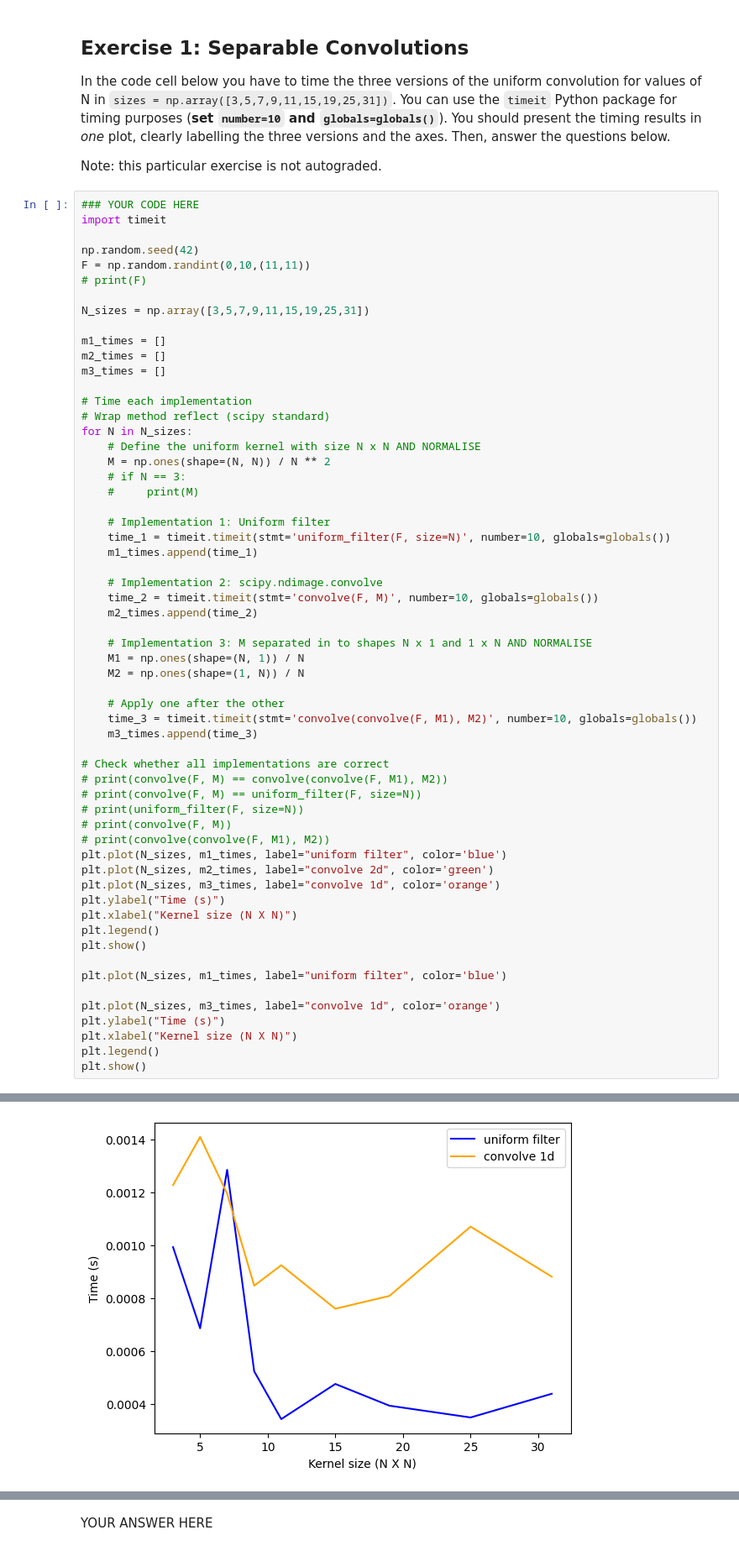
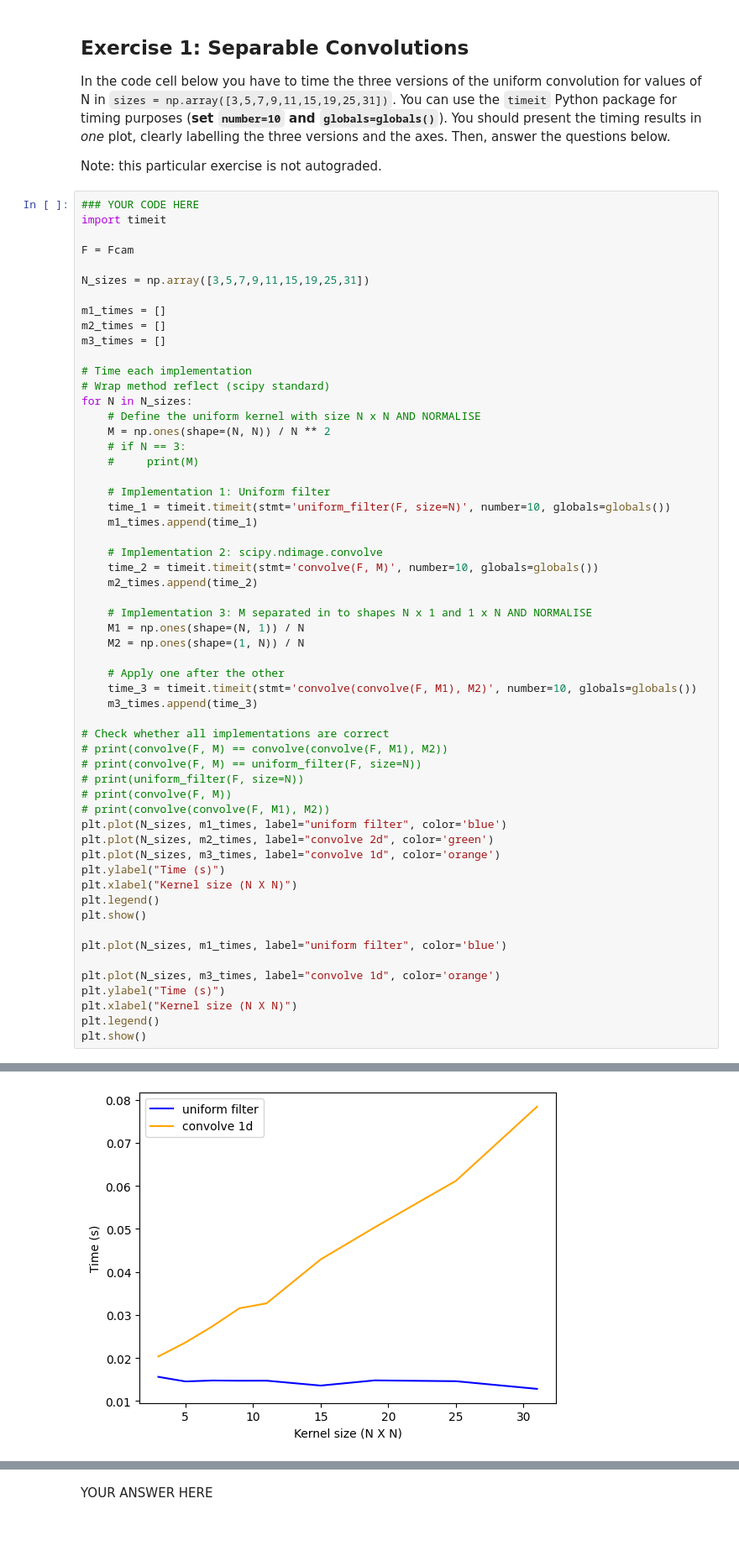
Before and after one commit to jasonmroes/computer_vision, a Jupyter notebook: LaptopAssignment3_ICV_student/3_convolutions_and_local_structure.ipynb, the cells around one changed output, grey strips where cells are left out. Shown at 84% size. Drawn from its saved outputs; the diff is of its cells as text.

Commit message:
ex2 images, not yet correct

```diff
--- a/LaptopAssignment3_ICV_student/3_convolutions_and_local_structure.ipynb
+++ b/LaptopAssignment3_ICV_student/3_convolutions_and_local_structure.ipynb
@@ -70,9 +68,7 @@ Note: this particular exercise is not autograded.
 ### YOUR CODE HERE
 import timeit
 
-np.random.seed(42)
-F = np.random.randint(0,10,(11,11))
-# print(F)
+F = Fcam
 
 N_sizes = np.array([3,5,7,9,11,15,19,25,31])
 
@@ -130 +126 @@ plt.show()
-[figure, old version]
+[figure, new version]
```
Also changed, not shown: parts of 5 cells of this notebook.
